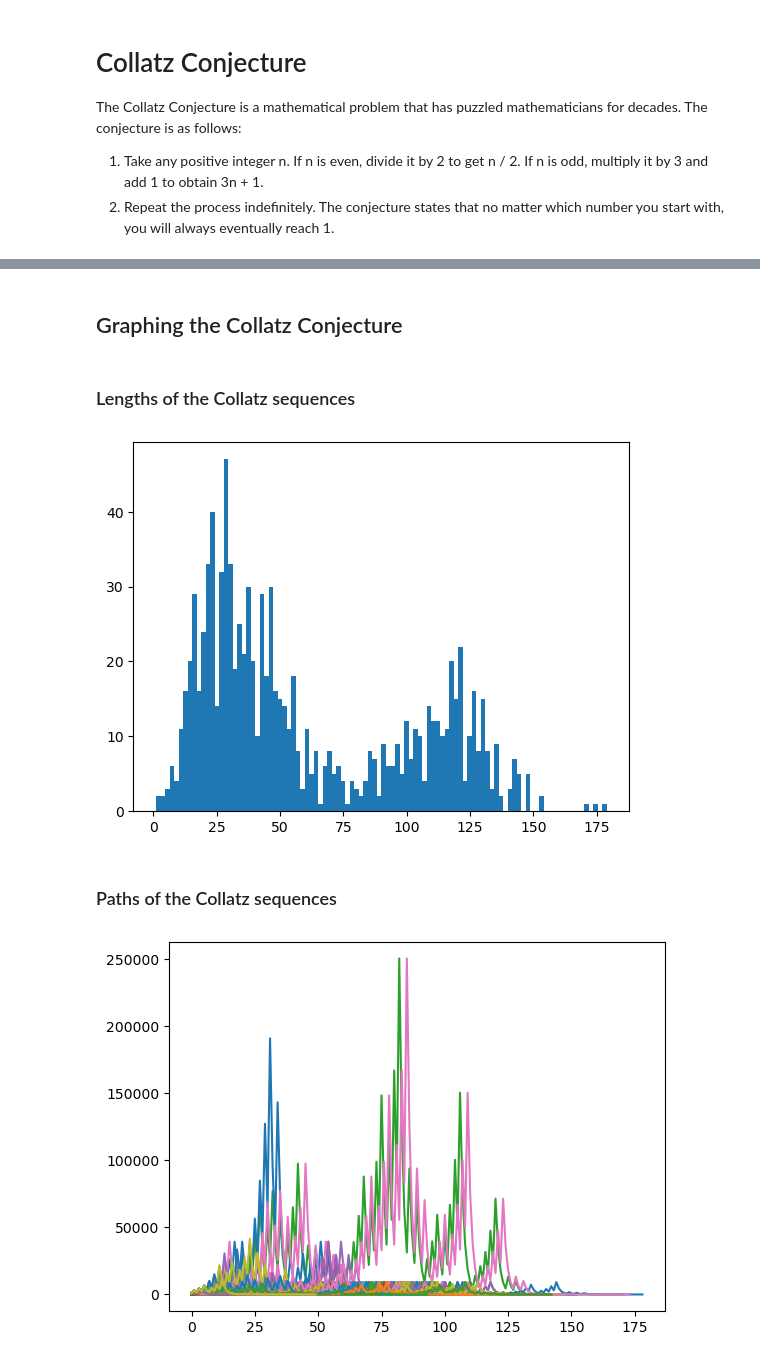
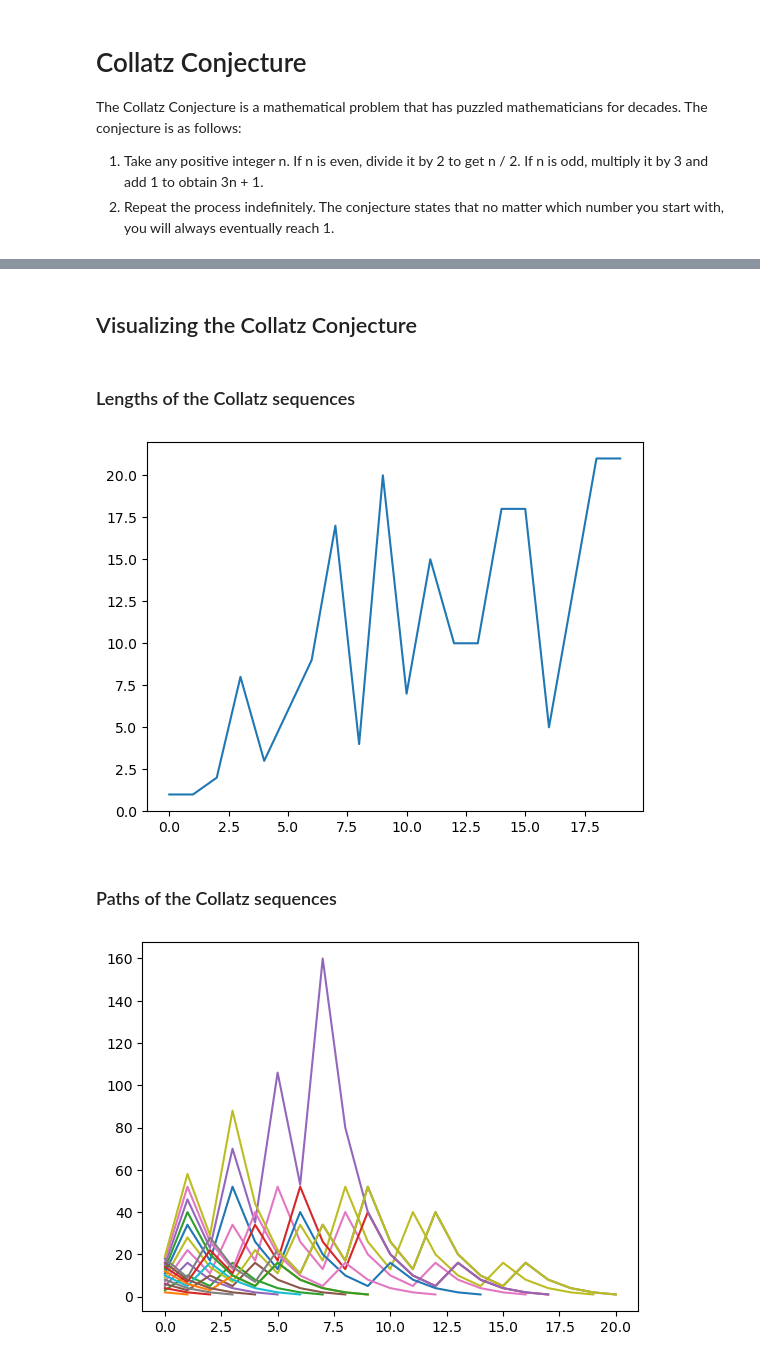
Before and after one commit to ayuram/collatz-conjecture, a Jupyter notebook: main.ipynb, the cells around one changed output, grey strips where cells are left out. Drawn from its saved outputs; the diff is of its cells as text; code cells hidden in the pictures.

```diff
--- a/main.ipynb
+++ b/main.ipynb
@@ -16,7 +26,9 @@ def collatz(n):
 # %% [markdown]
-## Graphing the Collatz Conjecture
+## Visualizing the Collatz Conjecture
 # %%
 from tqdm import tqdm
+import numpy as np
 
 N = 10 ** 6
-for i in tqdm(range(1, N)): collatz(i)
+sequences = np.zeros(N, dtype=np.ndarray)
+for i in tqdm(range(N)): sequences[i] = np.array(collatz(i))
@@ -25,20 +35,22 @@ SCOPE = 10 ** 3
+# %%
+SCOPE = 20
 # %% [markdown]
 ### Lengths of the Collatz sequences
 # %%
 import matplotlib.pyplot as plt
 
-plt.hist([len(collatz(i)) for i in range(1, SCOPE)], bins=100)
+plt.plot(range(SCOPE), [len(sequences[i]) for i in range(SCOPE)])
 plt.show()
 # %% [output]
-[figure, old version]
+[figure, new version]
 # %% [markdown]
 ### Paths of the Collatz sequences
 # %%
 import matplotlib.pyplot as plt
 from tqdm import tqdm
 
 for i in tqdm(range(1, SCOPE)):
-    plt.plot(collatz(i))
+    plt.plot(sequences[i])
 plt.show()
 # %% [output]
-[figure, old version]
+[figure, new version]
```
Also changed, not shown: parts of 12 cells of this notebook.
